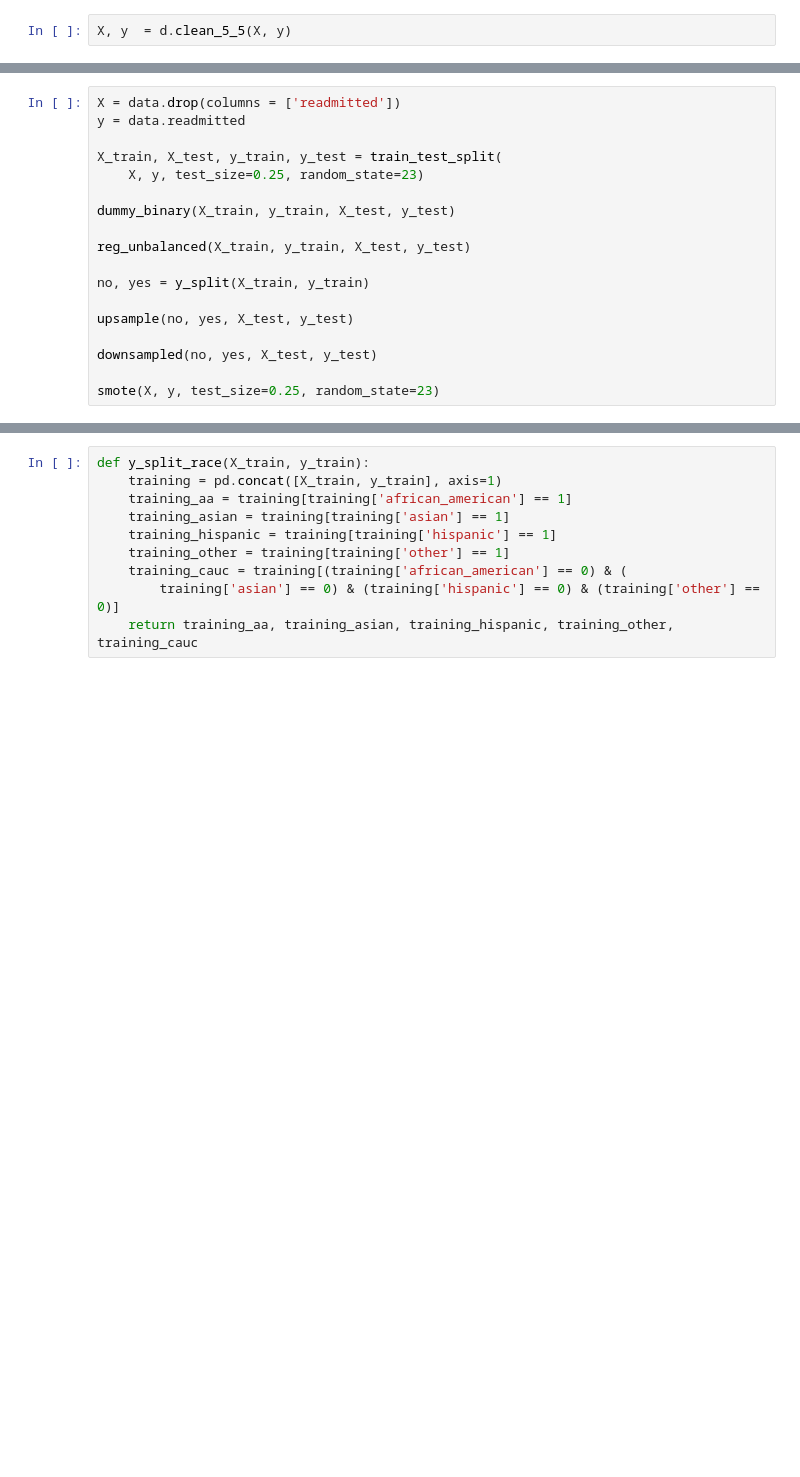
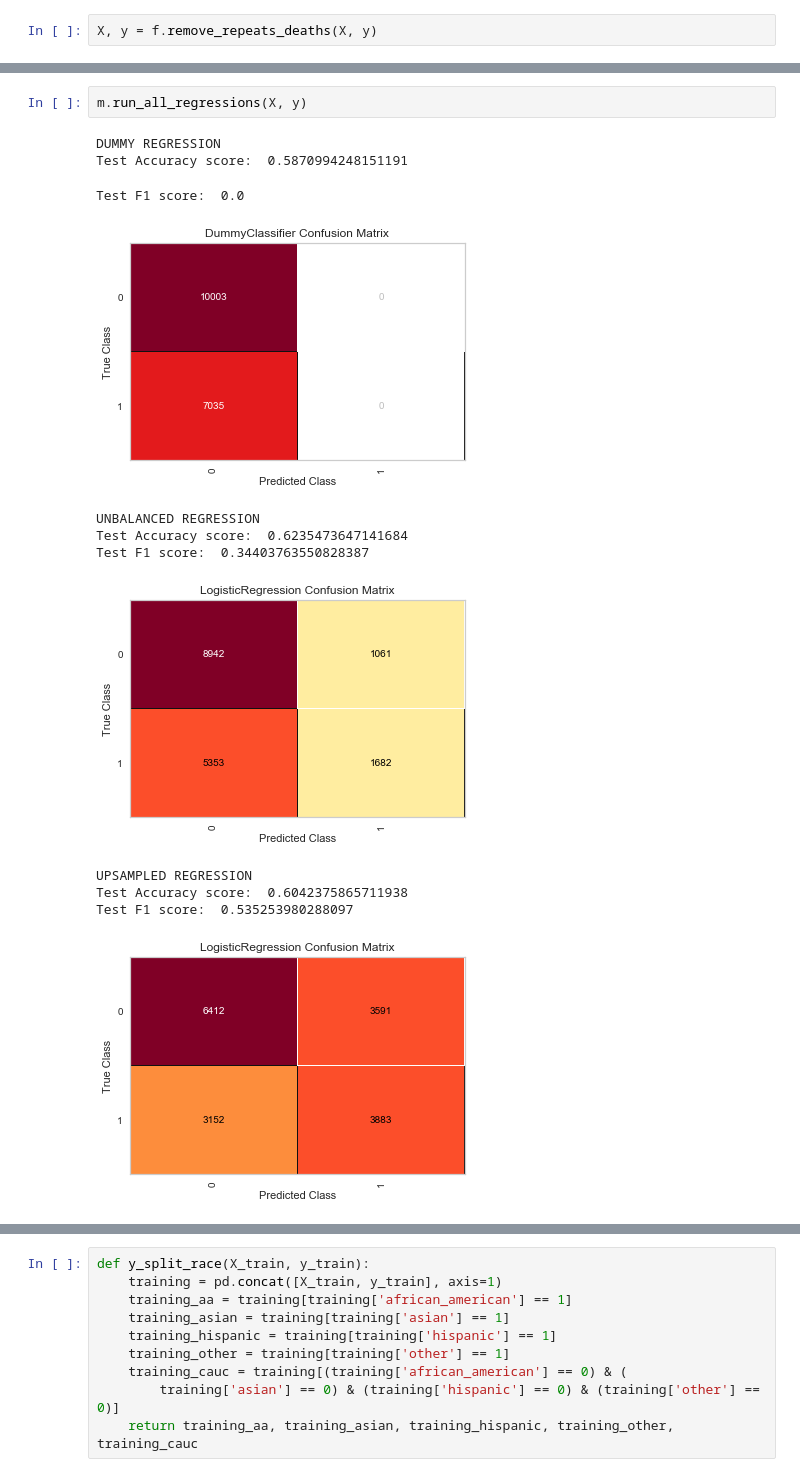
Before and after one commit to khayes847/Hospital_Readmittance_Rates_Diabetes, a Jupyter notebook: mod5.ipynb, the cells around one changed output, grey strips where cells are left out. Saved outputs shown, nothing was run; the diff lists cells and outputs as text; blank space fills up the shorter version.

```diff
--- a/mod5.ipynb
+++ b/mod5.ipynb
@@ -91,2 +74,2 @@ HBox(children=(IntProgress(value=0, description='Pandas Apply', max=99491, style
 # %%
-X, y  = d.clean_5_5(X, y)
+X, y = f.remove_repeats_deaths(X, y)
@@ -401,18 +75,0 @@ def smote(X_val, y_val, test_size=0.25, random_state=23):
-# %%
-X = data.drop(columns = ['readmitted'])
-y = data.readmitted
-
-X_train, X_test, y_train, y_test = train_test_split(
-    X, y, test_size=0.25, random_state=23)
-
-dummy_binary(X_train, y_train, X_test, y_test)
-
-reg_unbalanced(X_train, y_train, X_test, y_test)
-
-no, yes = y_split(X_train, y_train)
-
-upsample(no, yes, X_test, y_test)
-
-downsampled(no, yes, X_test, y_test)
-
-smote(X, y, test_size=0.25, random_state=23)
@@ -434,0 +76,15 @@ Test F1 score:  0.39422553114218273
+# %%
+m.run_all_regressions(X, y)
+# %% [output]
+DUMMY REGRESSION
+Test Accuracy score:  0.5870994248151191
+Test F1 score:  0.0
+[figure, added]
+UNBALANCED REGRESSION
+Test Accuracy score:  0.6235473647141684
+Test F1 score:  0.34403763550828387
+[figure, added]
+UPSAMPLED REGRESSION
+Test Accuracy score:  0.6042375865711938
+Test F1 score:  0.535253980288097
+[figure, added]
```
Also changed, not shown: parts of 40 cells of this notebook, 8 other files.
